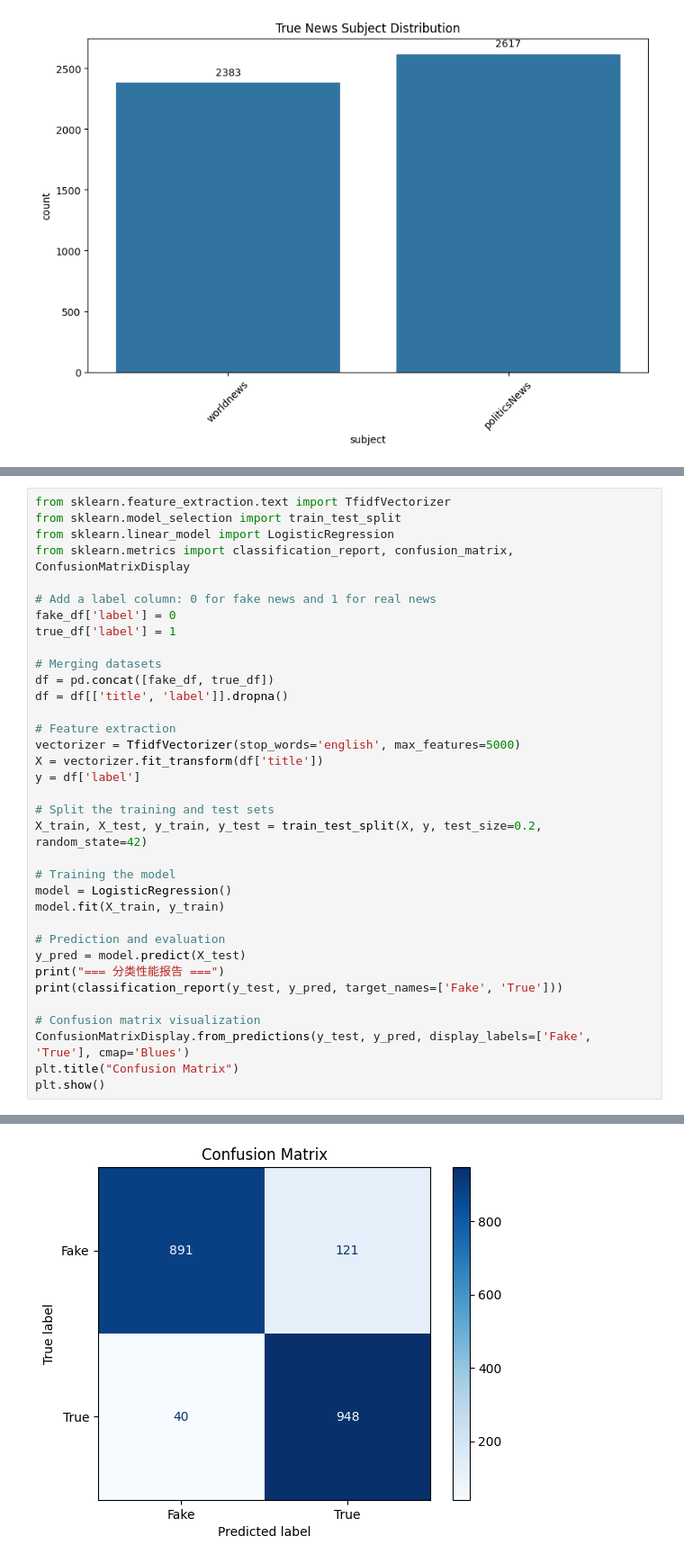
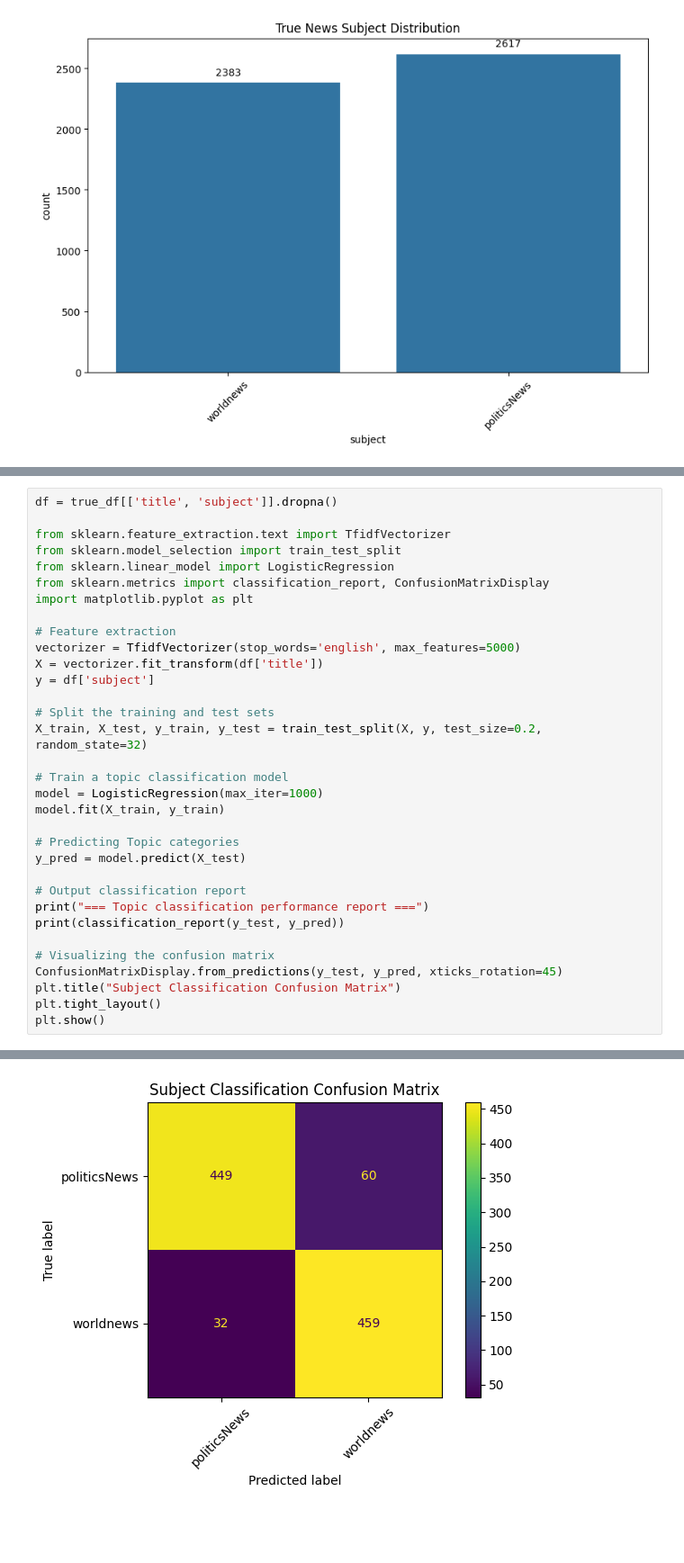
Before and after one commit to MYJT0400/dataminingg, a Jupyter notebook: Unmasking_Truth_Exploring_Fake_and_Real_News_Data.ipynb, the cells around one changed output, grey strips where cells are left out. Shown at 90% size. Cells and saved outputs as stored; diff of their text form; blank space fills up the shorter version.

```diff
--- a/Unmasking_Truth_Exploring_Fake_and_Real_News_Data.ipynb
+++ b/Unmasking_Truth_Exploring_Fake_and_Real_News_Data.ipynb
@@ -104,36 +104,34 @@ plt.show()
 # %%
+df = true_df[['title', 'subject']].dropna()
+
 from sklearn.feature_extraction.text import TfidfVectorizer
 from sklearn.model_selection import train_test_split
 from sklearn.linear_model import LogisticRegression
-from sklearn.metrics import classification_report, confusion_matrix, ConfusionMatrixDisplay
-
-# Add a label column: 0 for fake news and 1 for real news
-fake_df['label'] = 0
-true_df['label'] = 1
-
-# Merging datasets
-df = pd.concat([fake_df, true_df])
-df = df[['title', 'label']].dropna()
+from sklearn.metrics import classification_report, ConfusionMatrixDisplay
+import matplotlib.pyplot as plt
 
 # Feature extraction
 vectorizer = TfidfVectorizer(stop_words='english', max_features=5000)
 X = vectorizer.fit_transform(df['title'])
-y = df['label']
+y = df['subject']
 
 # Split the training and test sets
-X_train, X_test, y_train, y_test = train_test_split(X, y, test_size=0.2, random_state=42)
+X_train, X_test, y_train, y_test = train_test_split(X, y, test_size=0.2, random_state=32)
 
-# Training the model
-model = LogisticRegression()
+# Train a topic classification model
+model = LogisticRegression(max_iter=1000)
 model.fit(X_train, y_train)
 
-# Prediction and evaluation
+# Predicting Topic categories
 y_pred = model.predict(X_test)
-print("=== 分类性能报告 ===")
-print(classification_report(y_test, y_pred, target_names=['Fake', 'True']))
 
-# Confusion matrix visualization
-ConfusionMatrixDisplay.from_predictions(y_test, y_pred, display_labels=['Fake', 'True'], cmap='Blues')
-plt.title("Confusion Matrix")
+# Output classification report
+print("=== Topic classification performance report ===")
+print(classification_report(y_test, y_pred))
+
+# Visualizing the confusion matrix
+ConfusionMatrixDisplay.from_predictions(y_test, y_pred, xticks_rotation=45)
+plt.title("Subject Classification Confusion Matrix")
+plt.tight_layout()
 plt.show()
 # %% [output]
@@ -149 +147 @@ weighted avg       0.92      0.92      0.92      2000
-[figure, old version]
+[figure, new version]
```
Also changed, not shown: parts of 3 cells of this notebook.
